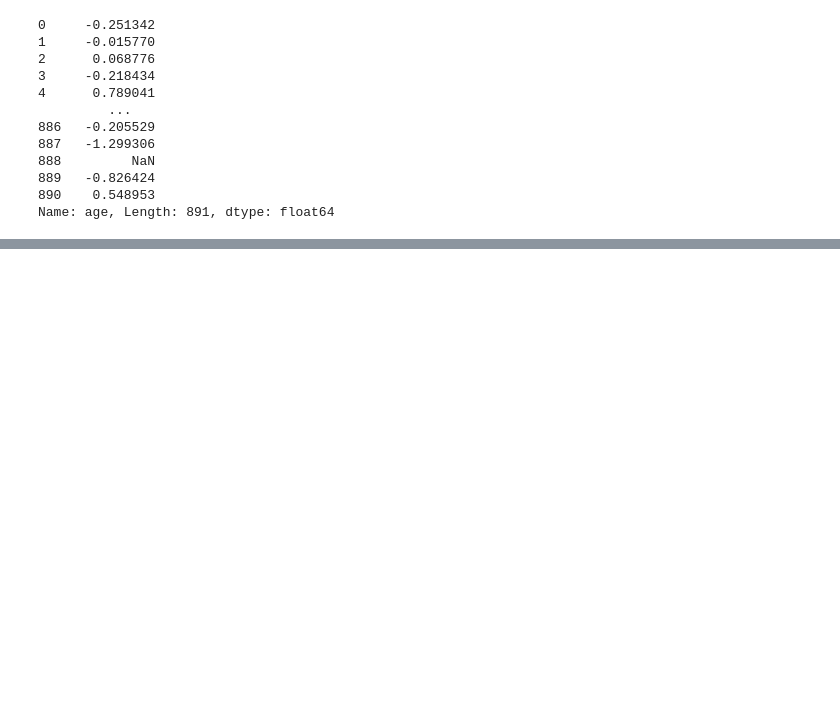
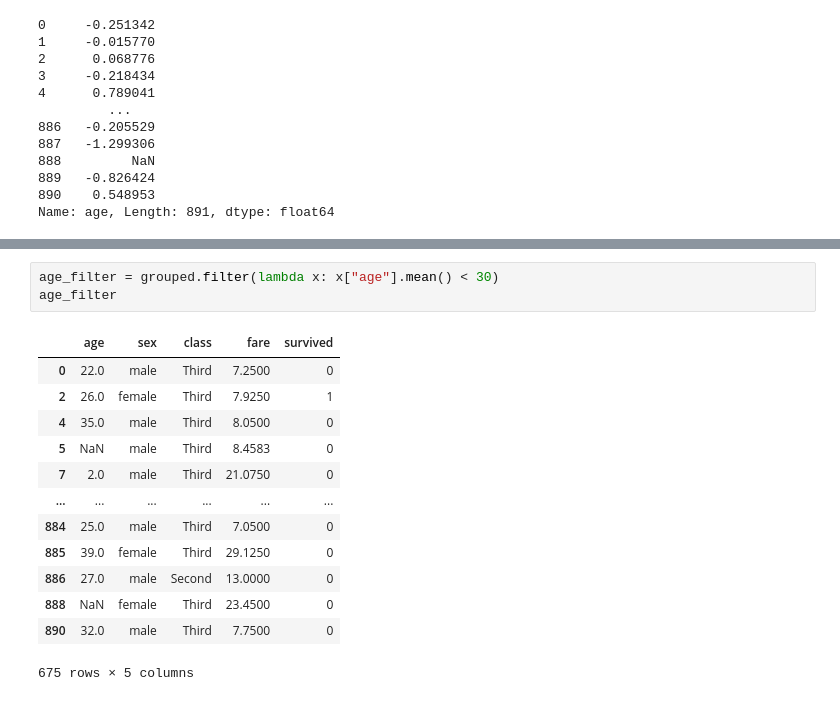
Before and after one commit to jhy5317/17-data-analysis, a Jupyter notebook: 06_데이터프레임의_다양한응용/03_그룹연산.ipynb, the cells around one changed output, grey strips where cells are left out. Saved outputs shown, nothing was run; the diff lists cells and outputs as text; blank space fills up the shorter version.

```diff
--- a/03_그룹연산.ipynb
+++ b/06_데이터프레임의_다양한응용/03_그룹연산.ipynb
@@ -362,0 +418,17 @@ Name: age, Length: 891, dtype: float64
+# %%
+age_filter = grouped.filter(lambda x: x["age"].mean() < 30)
+age_filter
+# %% [output]
+|  | age | sex | class | fare | survived |
+| 0 | 22.0 | male | Third | 7.2500 | 0 |
+| 2 | 26.0 | female | Third | 7.9250 | 1 |
+| 4 | 35.0 | male | Third | 8.0500 | 0 |
+| 5 | NaN | male | Third | 8.4583 | 0 |
+| 7 | 2.0 | male | Third | 21.0750 | 0 |
+| ... | ... | ... | ... | ... | ... |
+| 884 | 25.0 | male | Third | 7.0500 | 0 |
+| 885 | 39.0 | female | Third | 29.1250 | 0 |
+| 886 | 27.0 | male | Second | 13.0000 | 0 |
+| 888 | NaN | female | Third | 23.4500 | 0 |
+| 890 | 32.0 | male | Third | 7.7500 | 0 |
+675 rows × 5 columns
```
Also changed, not shown: parts of 8 cells of this notebook, 8 other files.
